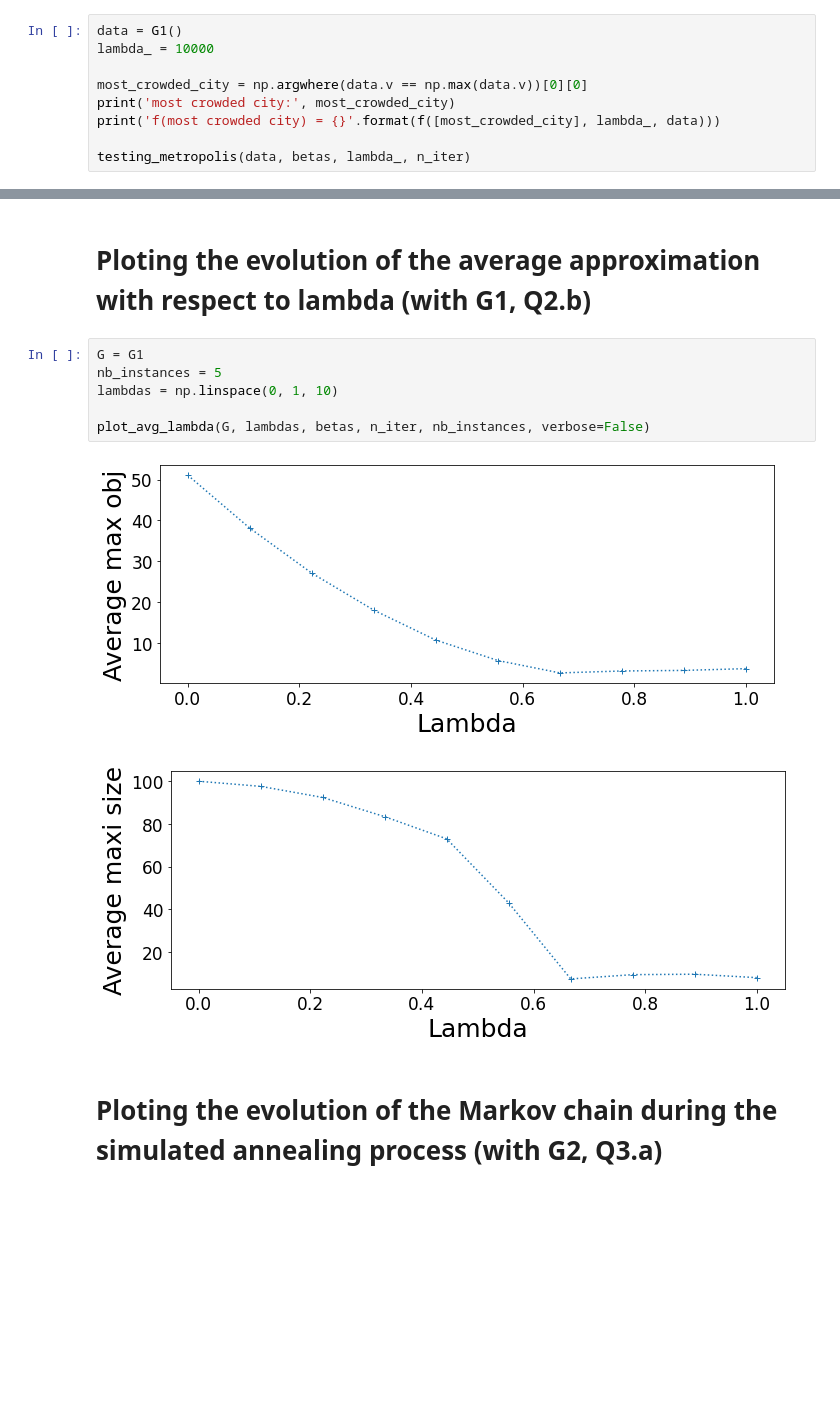
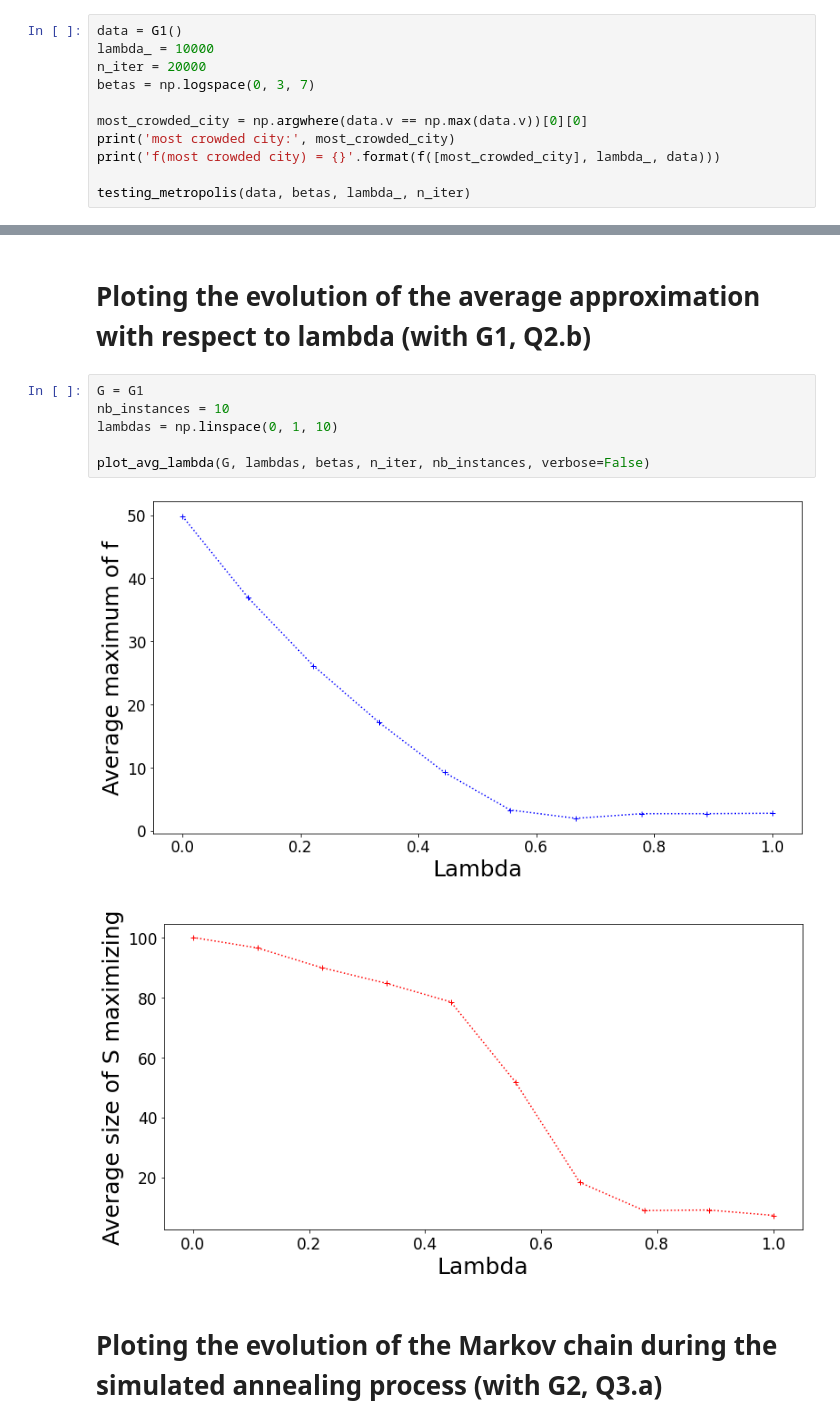
Before and after one commit to riccardocadei/Metropolis-Hastings-for-optimization, a Jupyter notebook: main.ipynb, the cells around one changed output, grey strips where cells are left out. Saved outputs shown, nothing was run; the diff lists cells and outputs as text; blank space fills up the shorter version.

Commit message:
run notebook and collect plots

```diff
--- a/main.ipynb
+++ b/main.ipynb
@@ -45,6 +48,8 @@ We evaluate our algorithm on with `lambda`=10000.  We expect the size of $\tilde
 # %%
 data = G1()
 lambda_ = 10000
+n_iter = 20000
+betas = np.logspace(0, 3, 7)
 
 most_crowded_city = np.argwhere(data.v == np.max(data.v))[0][0]
 print('most crowded city:', most_crowded_city)
@@ -205,13 +211,13 @@ S_approx = simulated_annealing(starting_state, betas, n_iter, lambda_, data, ver
 # Ploting the evolution of the average approximation with respect to lambda  (with G1, Q2.b)
 # %%
 G = G1
-nb_instances = 5
+nb_instances = 10
 lambdas = np.linspace(0, 1, 10)
 
 plot_avg_lambda(G, lambdas, betas, n_iter, nb_instances, verbose=False)
 # %% [output]
-[figure, old version]
+[figure, new version]
-[figure, old version]
+[figure, new version]
 # %% [markdown]
 # Ploting the evolution of the Markov chain during the simulated annealing process (with G2, Q3.a)
 # %%
```
Also changed, not shown: parts of 9 cells of this notebook, 7 other files.
